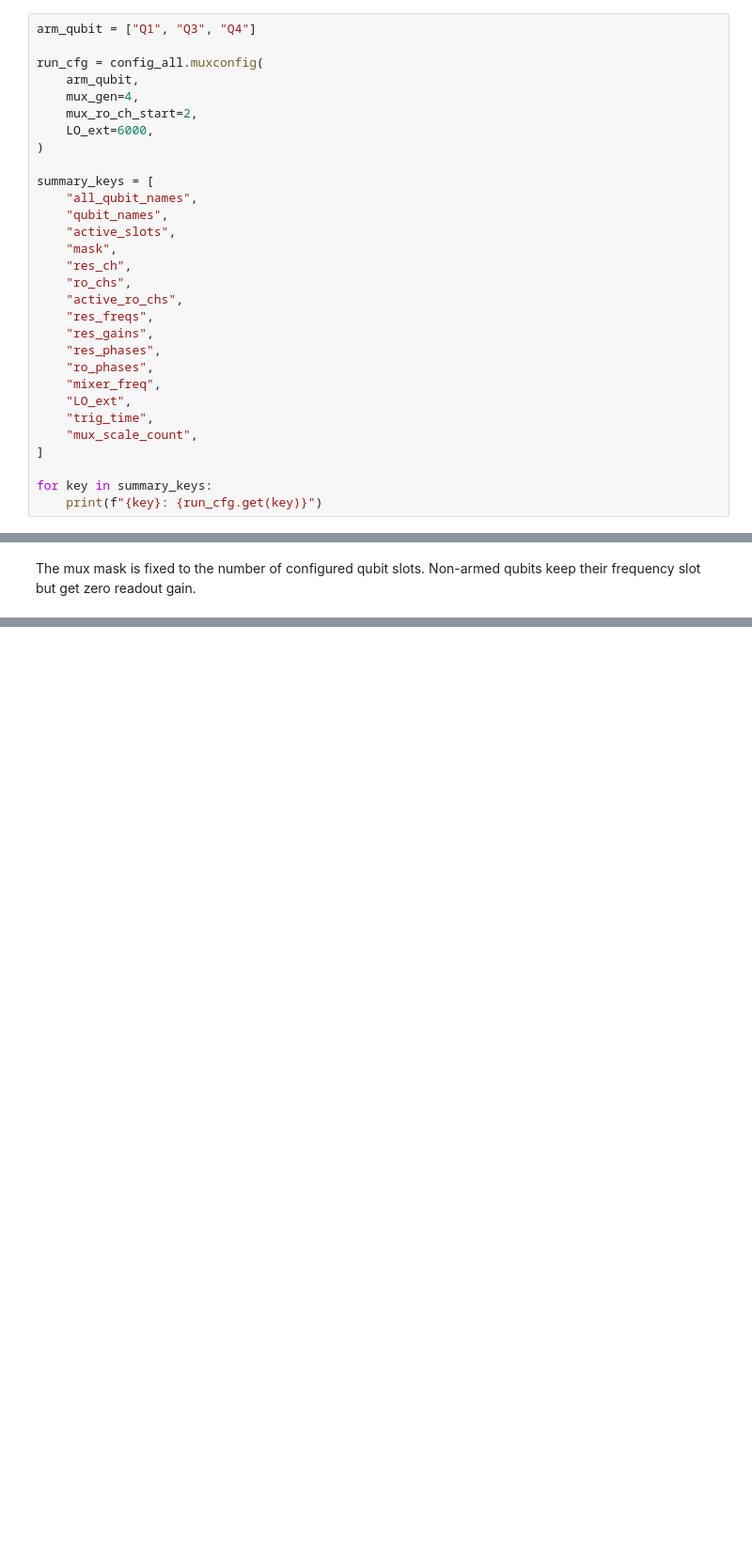
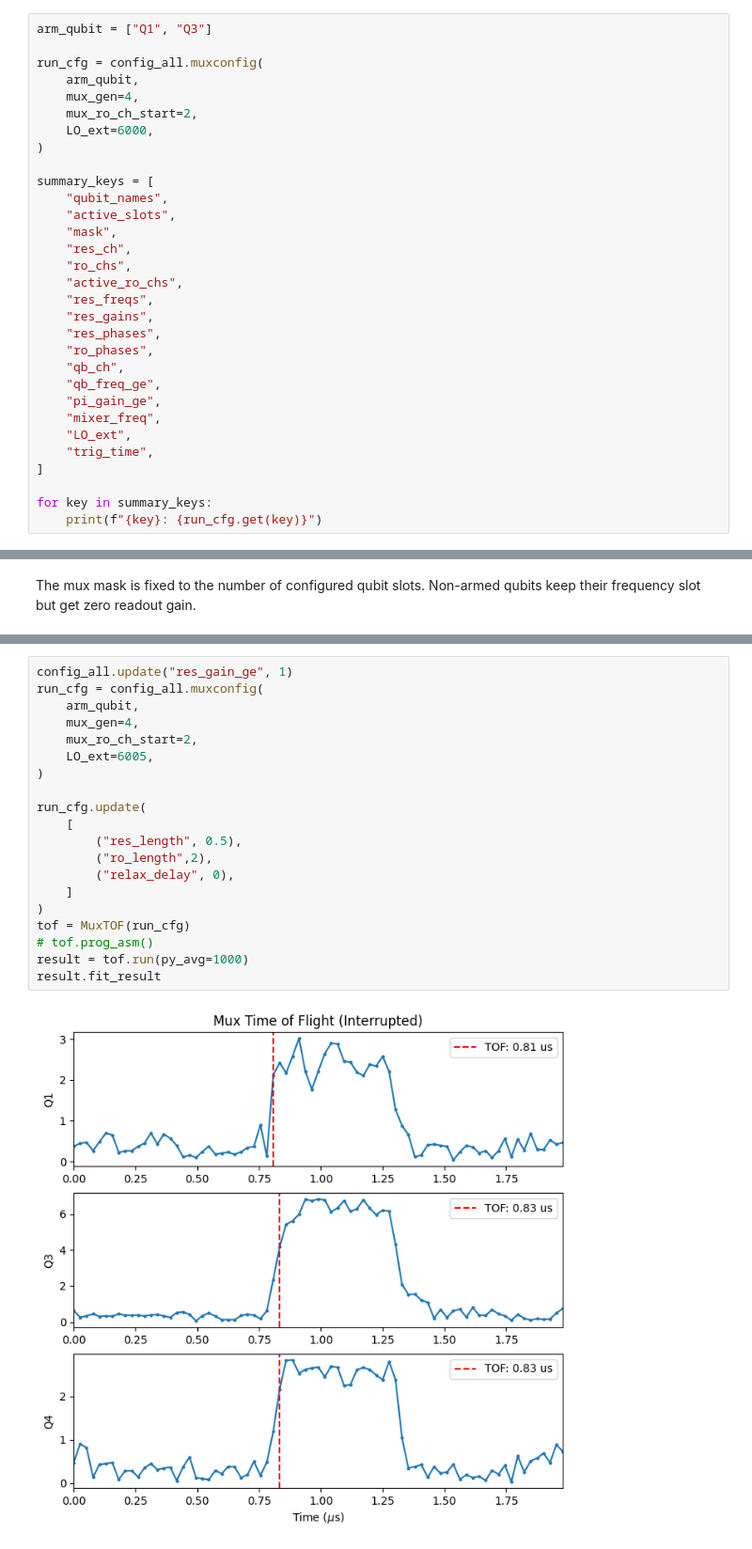
Before and after one commit to JayChien04717/QickworksaceV2_proj, a Jupyter notebook: mux.ipynb, the cells around one changed output, grey strips where cells are left out. Shown at 94% size. Saved outputs shown, nothing was run; the diff lists cells and outputs as text; blank space fills up the shorter version.

```diff
--- a/mux.ipynb
+++ b/mux.ipynb
@@ -34,5 +93,5 @@ config_all.qubit_names()
 # %%
-arm_qubit = ["Q1", "Q3", "Q4"]
+arm_qubit = ["Q1", "Q3"]
 
 run_cfg = config_all.muxconfig(
     arm_qubit,
@@ -42,7 +101,6 @@ run_cfg = config_all.muxconfig(
 )
 
 summary_keys = [
-    "all_qubit_names",
     "qubit_names",
     "active_slots",
     "mask",
@@ -53,10 +111,12 @@ summary_keys = [
     "res_gains",
     "res_phases",
     "ro_phases",
+    "qb_ch",
+    "qb_freq_ge",
+    "pi_gain_ge",
     "mixer_freq",
     "LO_ext",
     "trig_time",
-    "mux_scale_count",
 ]
 
 for key in summary_keys:
@@ -83,0 +145,22 @@ if tof.iqdata is not None:
+# %%
+config_all.update("res_gain_ge", 1)
+run_cfg = config_all.muxconfig(
+    arm_qubit,
+    mux_gen=4,
+    mux_ro_ch_start=2,
+    LO_ext=6005,
+)
+
+run_cfg.update(
+    [
+        ("res_length", 0.5),
+        ("ro_length",2),
+        ("relax_delay", 0),
+    ]
+)
+tof = MuxTOF(run_cfg)
+# tof.prog_asm()
+result = tof.run(py_avg=1000)
+result.fit_result
+# %% [output]
+[figure, added]
```
Also changed, not shown: parts of 29 cells of this notebook, 10 other files.
